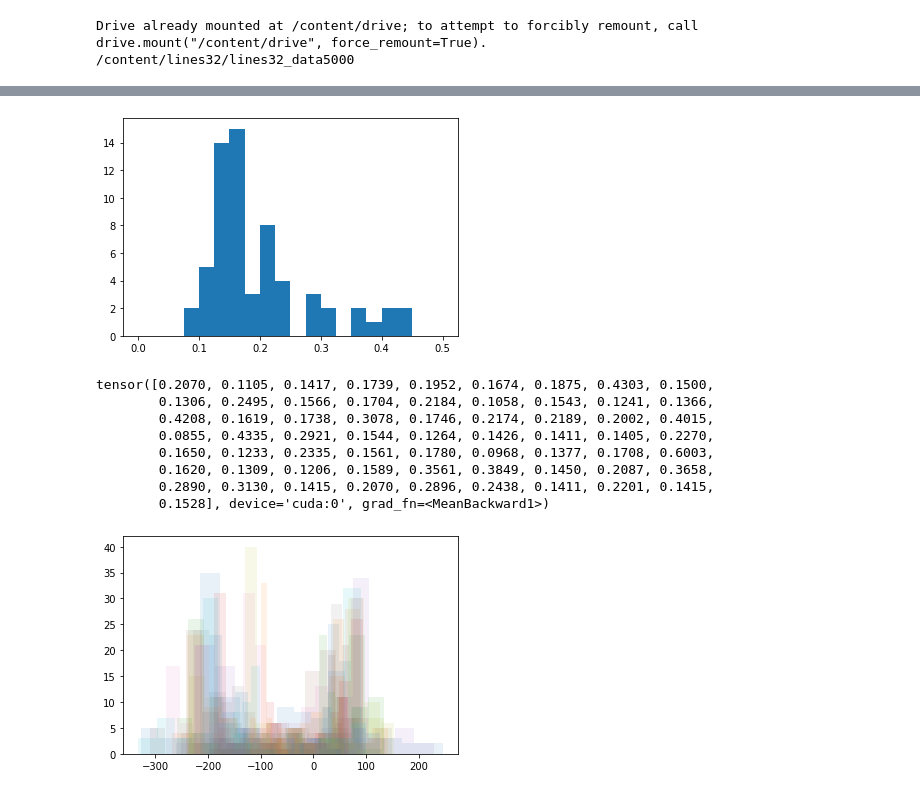
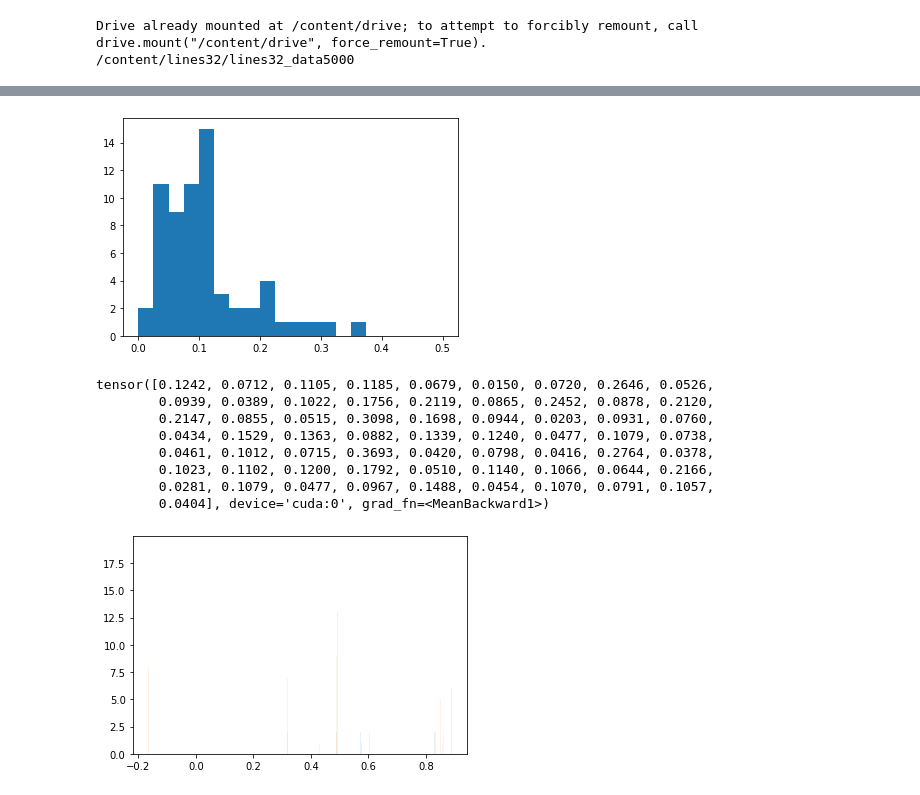
Before and after one commit to zhaoheng001/Generative-Network-Interpolation, a Jupyter notebook: lines32_ACAI_data5000.ipynb, the cells around one changed output, grey strips where cells are left out. Drawn from its saved outputs; the diff is of its cells as text; code cells hidden in the pictures.

```diff
--- a/lines32_ACAI_data5000.ipynb
+++ b/lines32_ACAI_data5000.ipynb
@@ -394,7 +445,7 @@ from utils.show_array import *
 from utils.mosaic import *
 # %%
 args = {
-    'epochs': 300,
+    'epochs': 1000,
     'width': 32,
     'latent_width': 4,
     'depth': 16,
@@ -407,7 +458,6 @@ args = {
     'batch_size': 64,
     'device': 'cuda'
 }
-
 def build_batches(x, n):
     x = np.asarray(x)
     m = (x.shape[0] // n) * n
@@ -625,20 +675,20 @@ plt.hist(disc_mix.data.cpu().numpy(), range=[0,0.5], bins=20)
 plt.show()
 print(disc_mix)
 # %% [output]
-[figure, old version]
+[figure, new version]
-tensor([0.2070, 0.1105, 0.1417, 0.1739, 0.1952, 0.1674, 0.1875, 0.4303, 0.1500,
-        0.1306, 0.2495, 0.1566, 0.1704, 0.2184, 0.1058, 0.1543, 0.1241, 0.1366,
-        0.4208, 0.1619, 0.1738, 0.3078, 0.1746, 0.2174, 0.2189, 0.2002, 0.4015,
-        0.0855, 0.4335, 0.2921, 0.1544, 0.1264, 0.1426, 0.1411, 0.1405, 0.2270,
-        0.1650, 0.1233, 0.2335, 0.1561, 0.1780, 0.0968, 0.1377, 0.1708, 0.6003,
-        0.1620, 0.1309, 0.1206, 0.1589, 0.3561, 0.3849, 0.1450, 0.2087, 0.3658,
-        0.2890, 0.3130, 0.1415, 0.2070, 0.2896, 0.2438, 0.1411, 0.2201, 0.1415,
-        0.1528], device='cuda:0', grad_fn=<MeanBackward1>)
+tensor([0.1242, 0.0712, 0.1105, 0.1185, 0.0679, 0.0150, 0.0720, 0.2646, 0.0526,
+        0.0939, 0.0389, 0.1022, 0.1756, 0.2119, 0.0865, 0.2452, 0.0878, 0.2120,
+        0.2147, 0.0855, 0.0515, 0.3098, 0.1698, 0.0944, 0.0203, 0.0931, 0.0760,
+        0.0434, 0.1529, 0.1363, 0.0882, 0.1339, 0.1240, 0.0477, 0.1079, 0.0738,
+        0.0461, 0.1012, 0.0715, 0.3693, 0.0420, 0.0798, 0.0416, 0.2764, 0.0378,
+        0.1023, 0.1102, 0.1200, 0.1792, 0.0510, 0.1140, 0.1066, 0.0644, 0.2166,
+        0.0281, 0.1079, 0.0477, 0.0967, 0.1488, 0.0454, 0.1070, 0.0791, 0.1057,
+        0.0404], device='cuda:0', grad_fn=<MeanBackward1>)
 # %%
-z = encoder(data_batches)
+z = encoder(x_batches[0])
 z = z.data.cpu().numpy().reshape(len(z), -1).T
 for dim in z:
     plt.hist(dim, bins=12, alpha=0.1)
 plt.show()
 # %% [output]
-[figure, old version]
+[figure, new version]
```
Also changed, not shown: parts of 8 cells of this notebook.
